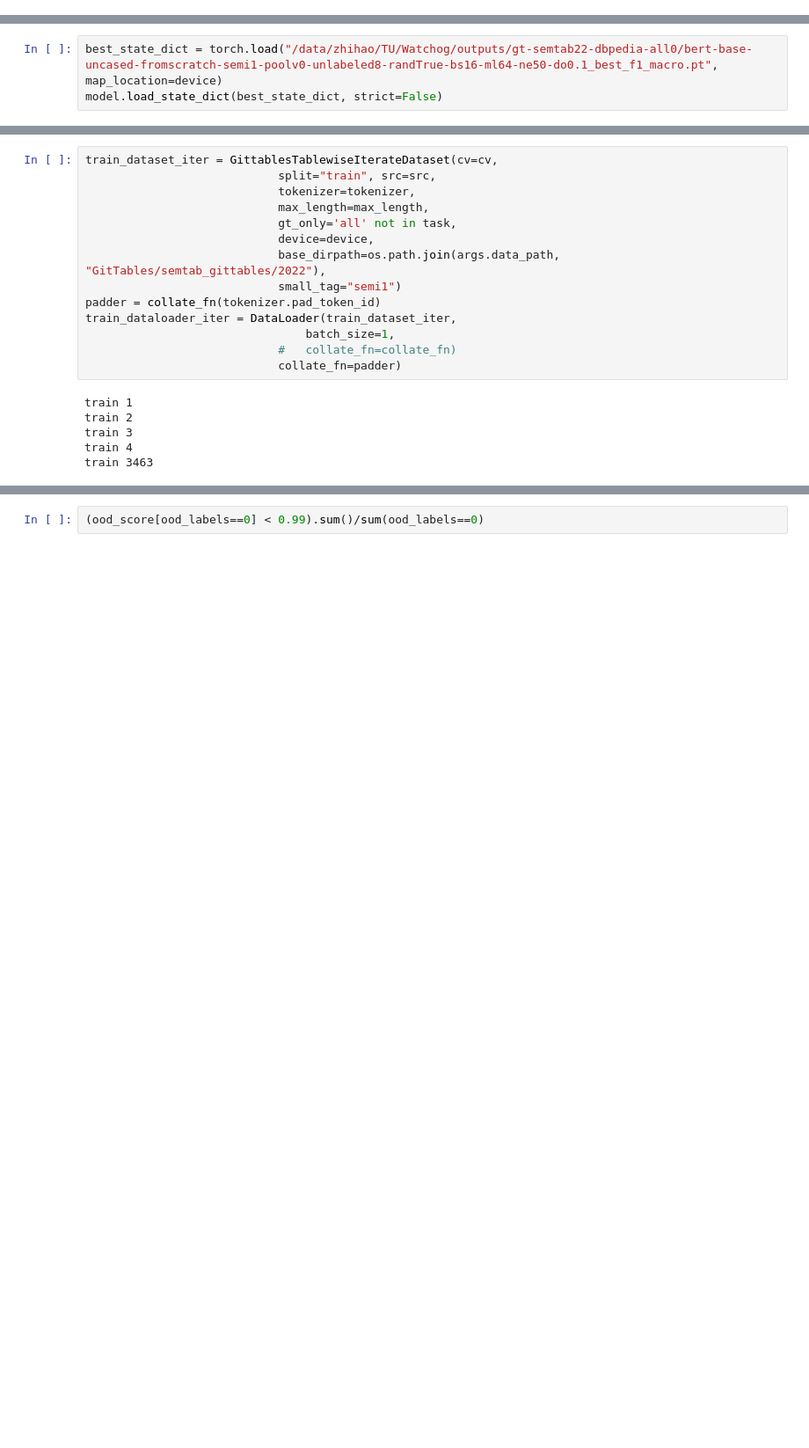
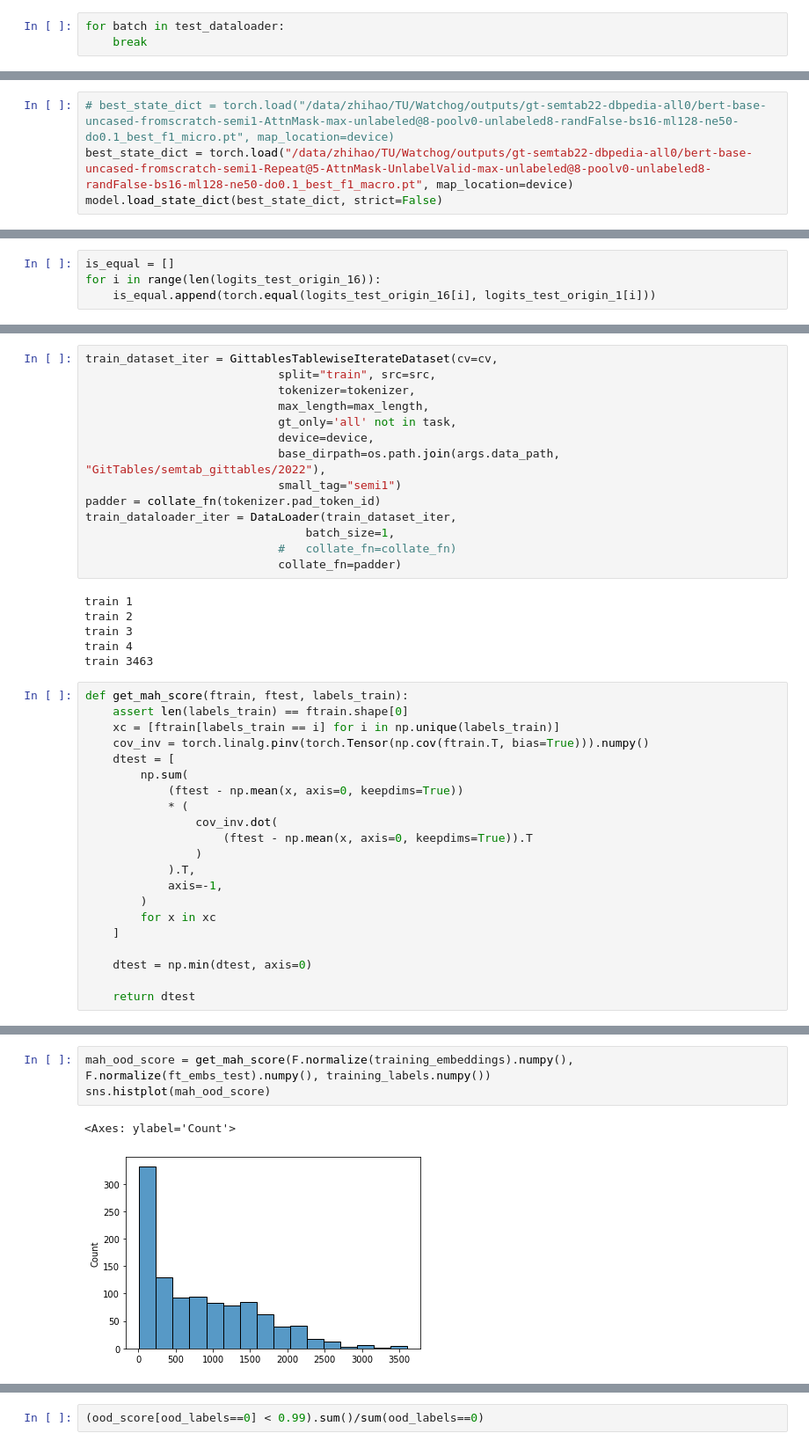
Before and after one commit to TommyDzh/watchog, a Jupyter notebook: inference_colwise_gittables copy.ipynb, the cells around one changed output, grey strips where cells are left out. Shown at 88% size. Saved outputs shown, nothing was run; the diff lists cells and outputs as text; blank space fills up the shorter version.

```diff
--- a/inference_colwise_gittables copy.ipynb
+++ b/inference_colwise_gittables copy.ipynb
@@ -478,2 +479,5 @@ test_dataloader = DataLoader(test_dataset,
                             #   collate_fn=collate_fn)
                             collate_fn=padder)
+# %%
+for batch in test_dataloader:
+    break
@@ -724,7 +738,8 @@ labels = np.array(results['f1_macro']['true_list'])
 preds = np.array(results['f1_macro']['pred_list'])
 class_f1 = np.array(results['f1_macro']['ts_class_f1'])
 # %%
-best_state_dict = torch.load("/data/zhihao/TU/Watchog/outputs/gt-semtab22-dbpedia-all0/bert-base-uncased-fromscratch-semi1-poolv0-unlabeled8-randTrue-bs16-ml64-ne50-do0.1_best_f1_macro.pt", map_location=device)
+# best_state_dict = torch.load("/data/zhihao/TU/Watchog/outputs/gt-semtab22-dbpedia-all0/bert-base-uncased-fromscratch-semi1-AttnMask-max-unlabeled@8-poolv0-unlabeled8-randFalse-bs16-ml128-ne50-do0.1_best_f1_micro.pt", map_location=device)
+best_state_dict = torch.load("/data/zhihao/TU/Watchog/outputs/gt-semtab22-dbpedia-all0/bert-base-uncased-fromscratch-semi1-Repeat@5-AttnMask-UnlabelValid-max-unlabeled@8-poolv0-unlabeled8-randFalse-bs16-ml128-ne50-do0.1_best_f1_macro.pt", map_location=device)
 model.load_state_dict(best_state_dict, strict=False)
 # %% [output]
 <All keys matched successfully>
@@ -767,0 +903,4 @@ ts_pred_list = logits_test.argmax(
+# %%
+is_equal = []
+for i in range(len(logits_test_origin_16)):
+    is_equal.append(torch.equal(logits_test_origin_16[i], logits_test_origin_1[i]))
@@ -1042,3 +1215,24 @@ train 2
 train 3
 train 4
 train 3463
+# %%
+def get_mah_score(ftrain, ftest, labels_train):
+    assert len(labels_train) == ftrain.shape[0]
+    xc = [ftrain[labels_train == i] for i in np.unique(labels_train)]
+    cov_inv = torch.linalg.pinv(torch.Tensor(np.cov(ftrain.T, bias=True))).numpy()
+    dtest = [
+        np.sum(
+            (ftest - np.mean(x, axis=0, keepdims=True))
+            * (
+                cov_inv.dot(
+                    (ftest - np.mean(x, axis=0, keepdims=True)).T
+                )
+            ).T,
+            axis=-1,
+        )
+        for x in xc
+    ]
+
+    dtest = np.min(dtest, axis=0)
+
+    return dtest
@@ -1044,0 +1247,6 @@ train 3463
+# %%
+mah_ood_score = get_mah_score(F.normalize(training_embeddings).numpy(), F.normalize(ft_embs_test).numpy(), training_labels.numpy())
+sns.histplot(mah_ood_score)
+# %% [output]
+<Axes: ylabel='Count'>
+[figure, added]
```
Also changed, not shown: parts of 264 cells of this notebook, 46 other files.
